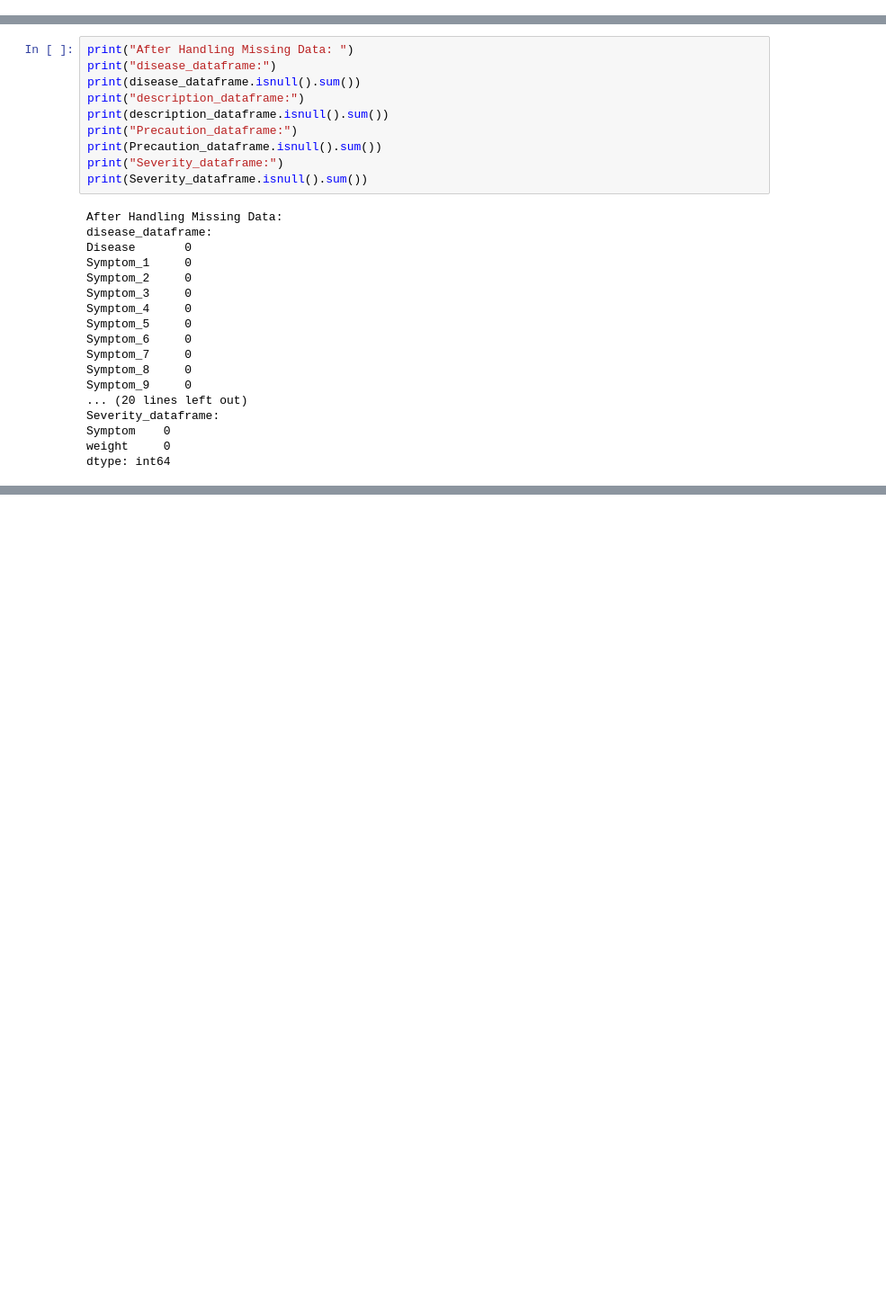
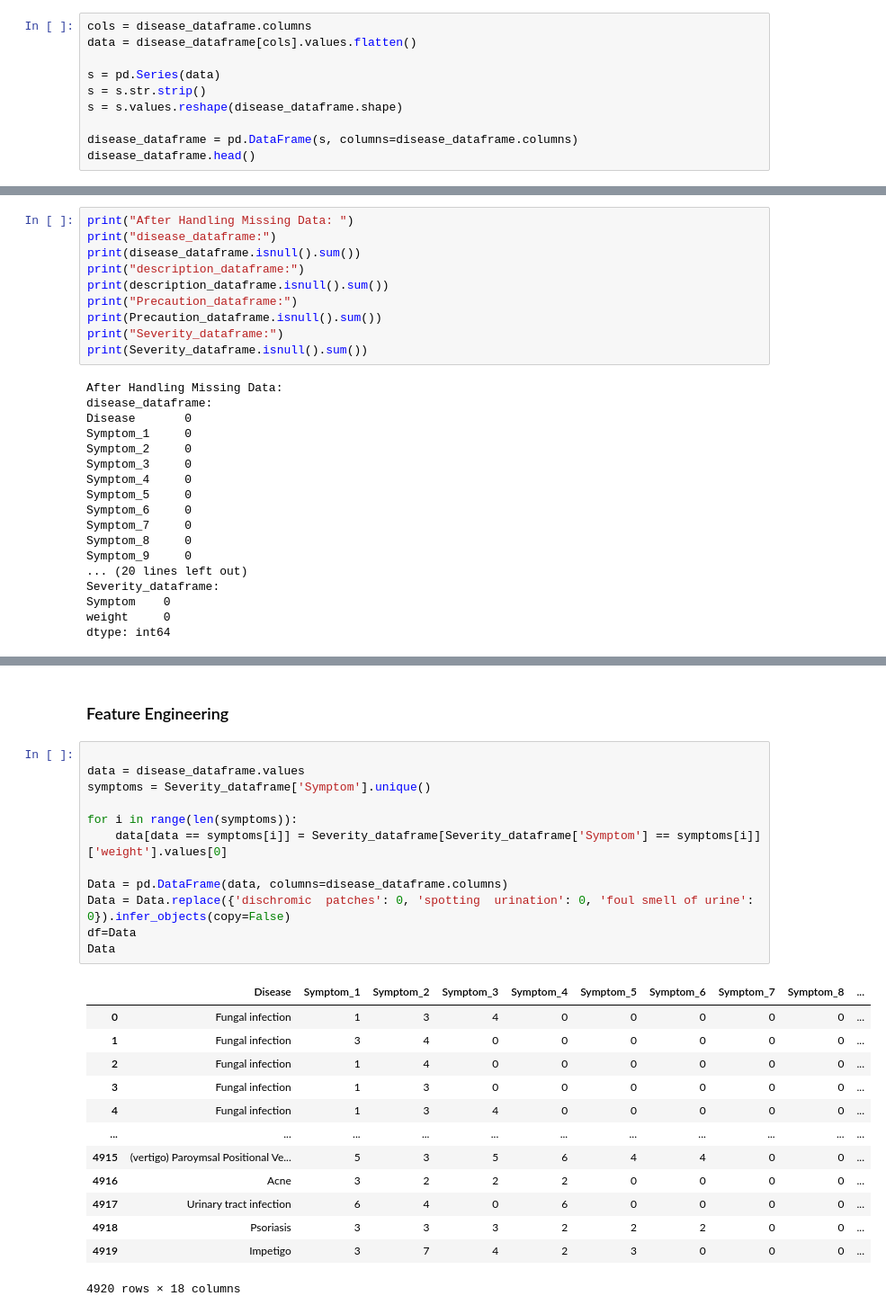
Before and after one commit to VishalRMahajan/HealthCast, a Jupyter notebook: Machine Learning/Hackathon ML Model - Disease Predicton.ipynb, the cells around one changed output, grey strips where cells are left out. Shown at 90% size. Drawn from its saved outputs; the diff is of its cells as text; blank space fills up the shorter version.

```diff
--- a/Machine Learning/Hackathon ML Model - Disease Predicton.ipynb
+++ b/Machine Learning/Hackathon ML Model - Disease Predicton.ipynb
@@ -30,0 +61,10 @@ disease_dataframe.describe()
+# %%
+cols = disease_dataframe.columns
+data = disease_dataframe[cols].values.flatten()
+
+s = pd.Series(data)
+s = s.str.strip()
+s = s.values.reshape(disease_dataframe.shape)
+
+disease_dataframe = pd.DataFrame(s, columns=disease_dataframe.columns)
+disease_dataframe.head()
@@ -150,0 +241,28 @@ dtype: int64
+# %% [markdown]
+### Feature Engineering
+# %%
+
+data = disease_dataframe.values
+symptoms = Severity_dataframe['Symptom'].unique()
+
+for i in range(len(symptoms)):
+    data[data == symptoms[i]] = Severity_dataframe[Severity_dataframe['Symptom'] == symptoms[i]]['weight'].values[0]
+
+Data = pd.DataFrame(data, columns=disease_dataframe.columns)
+Data = Data.replace({'dischromic  patches': 0, 'spotting  urination': 0, 'foul smell of urine': 0}).infer_objects(copy=False)
+df=Data
+Data
+# %% [output]
+|  | Disease | Symptom_1 | Symptom_2 | Symptom_3 | Symptom_4 | Symptom_5 | Symptom_6 | Symptom_7 | Symptom_8 | ... |
+| 0 | Fungal infection | 1 | 3 | 4 | 0 | 0 | 0 | 0 | 0 | ... |
+| 1 | Fungal infection | 3 | 4 | 0 | 0 | 0 | 0 | 0 | 0 | ... |
+| 2 | Fungal infection | 1 | 4 | 0 | 0 | 0 | 0 | 0 | 0 | ... |
+| 3 | Fungal infection | 1 | 3 | 0 | 0 | 0 | 0 | 0 | 0 | ... |
+| 4 | Fungal infection | 1 | 3 | 4 | 0 | 0 | 0 | 0 | 0 | ... |
+| ... | ... | ... | ... | ... | ... | ... | ... | ... | ... | ... |
+| 4915 | (vertigo) Paroymsal Positional Ve... | 5 | 3 | 5 | 6 | 4 | 4 | 0 | 0 | ... |
+| 4916 | Acne | 3 | 2 | 2 | 2 | 0 | 0 | 0 | 0 | ... |
+| 4917 | Urinary tract infection | 6 | 4 | 0 | 6 | 0 | 0 | 0 | 0 | ... |
+| 4918 | Psoriasis | 3 | 3 | 3 | 2 | 2 | 2 | 0 | 0 | ... |
+| 4919 | Impetigo | 3 | 7 | 4 | 2 | 3 | 0 | 0 | 0 | ... |
+4920 rows × 18 columns
```
Also changed, not shown: parts of 24 cells of this notebook, 4 other files.
